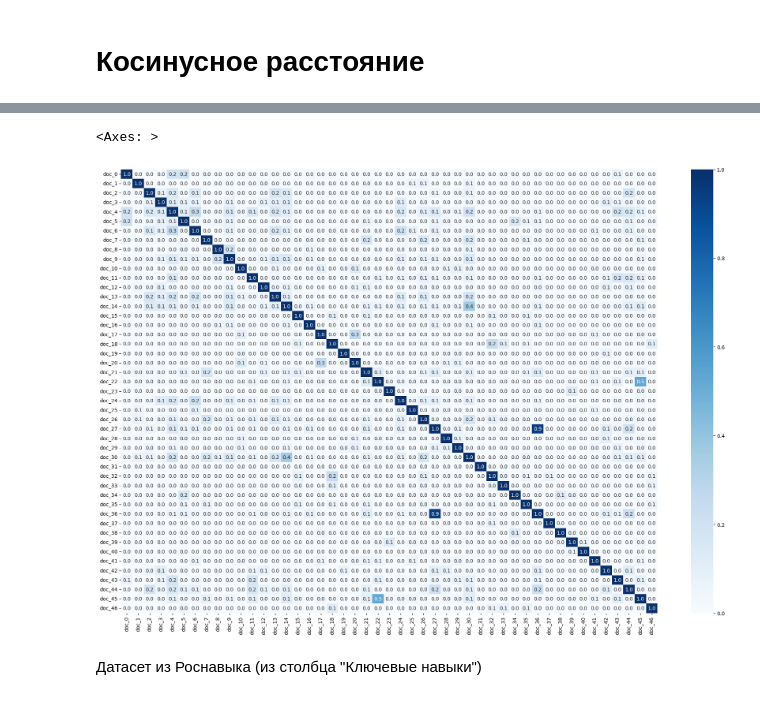
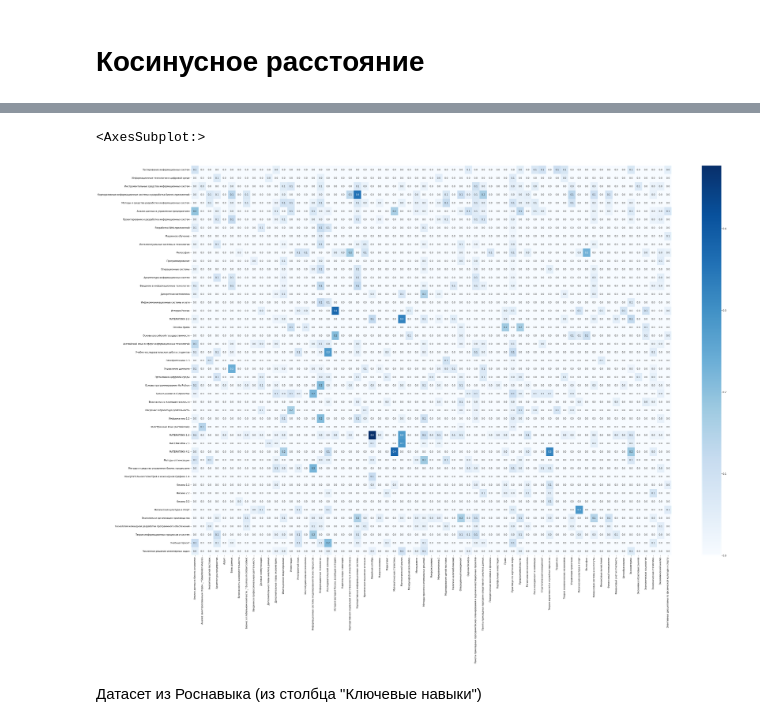
Before and after one commit to dwrkin/nlp_competence, a Jupyter notebook: NLP.ipynb, the cells around one changed output, grey strips where cells are left out. Saved outputs shown, nothing was run; the diff lists cells and outputs as text; code cells hidden in the pictures.

Commit message:
+tsu, heatmap labels added

```diff
--- a/NLP.ipynb
+++ b/NLP.ipynb
@@ -63,7 +165,7 @@ df = pd.read_excel("RPD_output/dataset.xlsx")
 # %%
 df['Doc'] = df['content'].apply(Doc_func)
 # %%
-df = df[['title', 'Doc']]
+#df = df[['title', 'Doc']]
 # %%
 df
 # %% [output]
@@ -100,7 +198,7 @@ for i in range(len(tfidf_matrix.toarray())):
     #sorted_features = [list(filter(lambda c: c[0] > 0.02, sorted(zip(tfidf_scores, feature_names), reverse=True)))]
     list_output1.append(sorted_features[:20])
 # %%
-df.insert(2, "key_words", list_output1)
+df.insert(4, "key_words", list_output1)
 # %%
 df.to_excel(r'RPD_output/dataset_res2.xlsx')
 # %% [markdown]
@@ -150,12 +245,14 @@ doc_names_list = [f'doc_{i}' for i, _ in enumerate(cosine_similarity_matrix)]
 # %%
-dataframe_hm = create_dataframe(cosine_similarity_matrix, doc_names_list)
+dataframe_hm = create_dataframe(cosine_similarity_matrix, df['title'].tolist(), df['title'].tolist())
+# %%
+dataframe_hm_heat = dataframe_hm.iloc[0:47,47:133]
 # %%
-plt.figure(figsize = (24,16))
-sns.heatmap(dataframe_hm, cmap="Blues", annot=True, fmt=".1f")
+plt.figure(figsize = (48,32))
+sns.heatmap(dataframe_hm_heat, cmap="Blues", annot=True, fmt=".1f")
 #, annot= True,fmt=".1f"
 # %% [output]
-<Axes: >
+<AxesSubplot:>
-[figure, old version]
+[figure, new version]
 # %% [markdown]
 Датасет из Роснавыка (из столбца "Ключевые навыки")
 # %%
```
Also changed, not shown: parts of 35 cells of this notebook, 4 other files.
